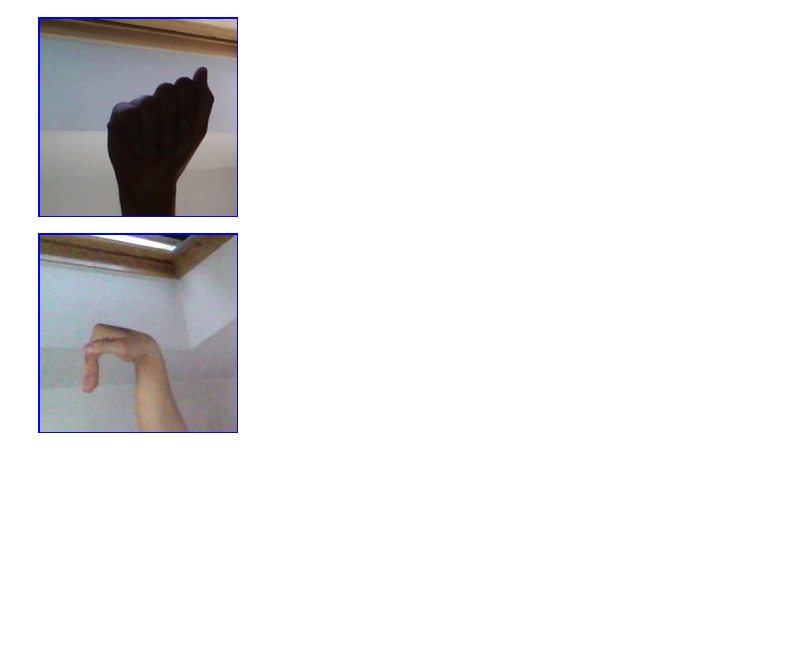
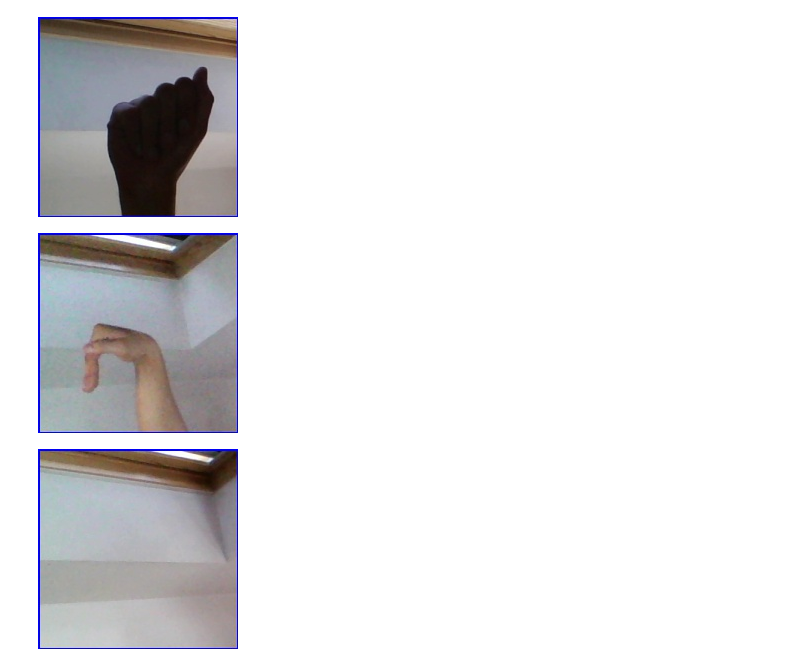
Before and after one commit to huang1228/Springboard_ML, a Jupyter notebook: Capstone_project_data.ipynb, the cells around one changed output. Cells and saved outputs as stored; diff of their text form; code cells hidden in the pictures; blank space fills up the shorter version.

Commit message:
Capstone image data example

```diff
--- a/Capstone_project_data.ipynb
+++ b/Capstone_project_data.ipynb
@@ -15,4 +17,6 @@ display(Image(filename=image_file2))
 # %%
 image_file3 = '../Capstone project/Data/asl_alphabet_train/nothing/nothing1032.jpg'
 # %%
-display(Image(filename=image_file2))
+display(Image(filename=image_file3))
+# %% [output]
+[figure, added]
```
Also changed, not shown: parts of 1 cell of this notebook.
